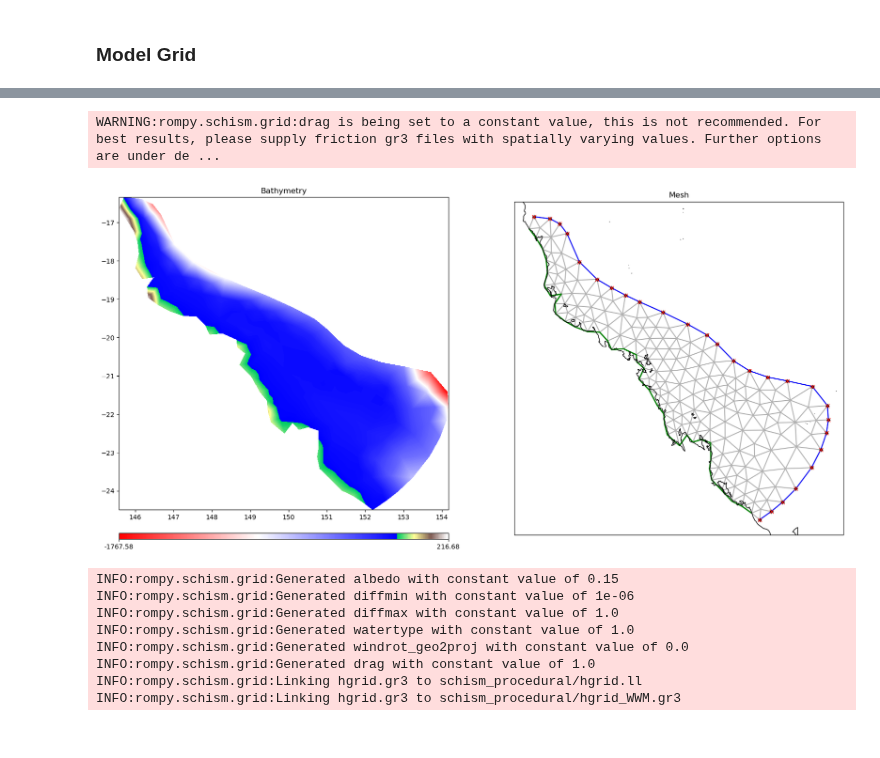
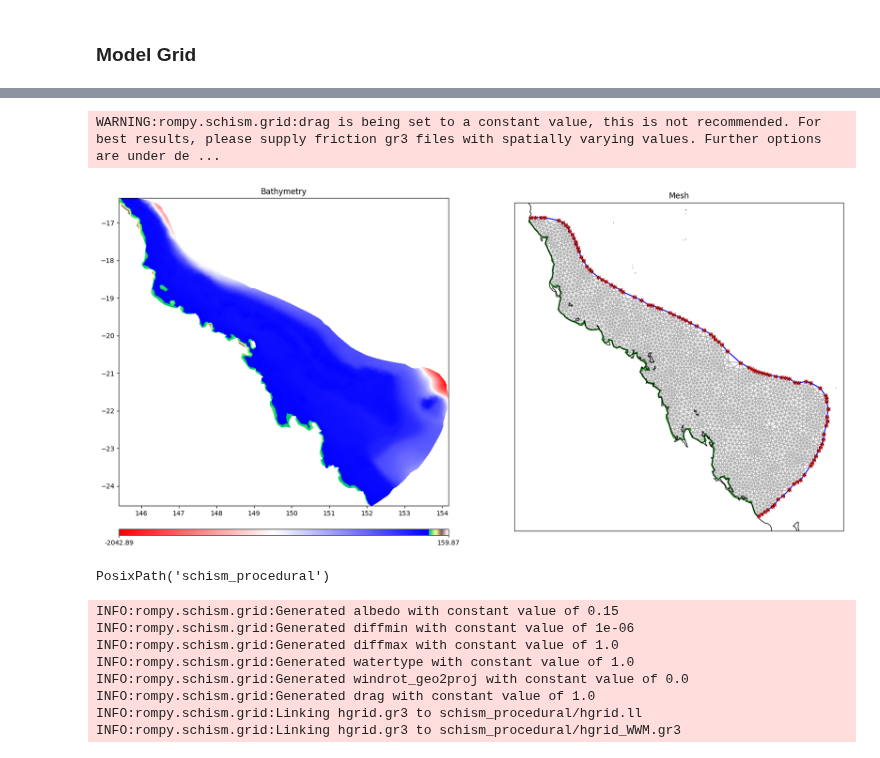
Before and after one commit to rom-py/rompy-schism, a Jupyter notebook: notebooks/schism/schism_procedural.ipynb, the cells around one changed output, grey strips where cells are left out. Cells and saved outputs as stored; diff of their text form; code cells hidden in the pictures.

```diff
--- a/notebooks/schism/schism_procedural.ipynb
+++ b/notebooks/schism/schism_procedural.ipynb
@@ -30,7 +30,7 @@ import pandas as pd
 import logging
 logging.basicConfig(level=logging.INFO)
 
-HERE = Path('../../tests/schism')
+HERE = Path('./rompy/tests/schism')
 
 
 
@@ -259,25 +287,29 @@ workdir.mkdir(exist_ok=True)
 # %%
 # Grid object
 
 from rompy.schism import Inputs, SCHISMGrid
 
 #SCHISMGrid?
 
 # Medium sized grid, will run one day in about 3 minutes on 48 cores
-# hgrid = HERE / "test_data" / "hgrid.gr3"
+hgrid = HERE / "test_data" / "hgrid.gr3"
 
 # Fast running grid, will run in about 1 minute on 4 cores
-hgrid = HERE / "test_data" / "hgrid_20kmto60km_rompyschism_testing.gr3"
+#hgrid = HERE / "test_data" / "hgrid_20kmto60km_rompyschism_testing.gr3"
 
 grid=SCHISMGrid(
     hgrid=DataBlob(id="hgrid", source=hgrid),
     drag=1,
 )
 
 grid.plot_hgrid()
 # %% [output]
 WARNING:rompy.schism.grid:drag is being set to a constant value, this is not recommended. For best results, please supply friction gr3 files with spatially varying values. Further options are under de ...
-[figure, old version]
+[figure, new version]
+# %%
+workdir
+# %% [output]
+PosixPath('schism_procedural')
 # %%
 grid.get(workdir)
 list(workdir.glob('*'))
```
Also changed, not shown: parts of 22 cells of this notebook.
